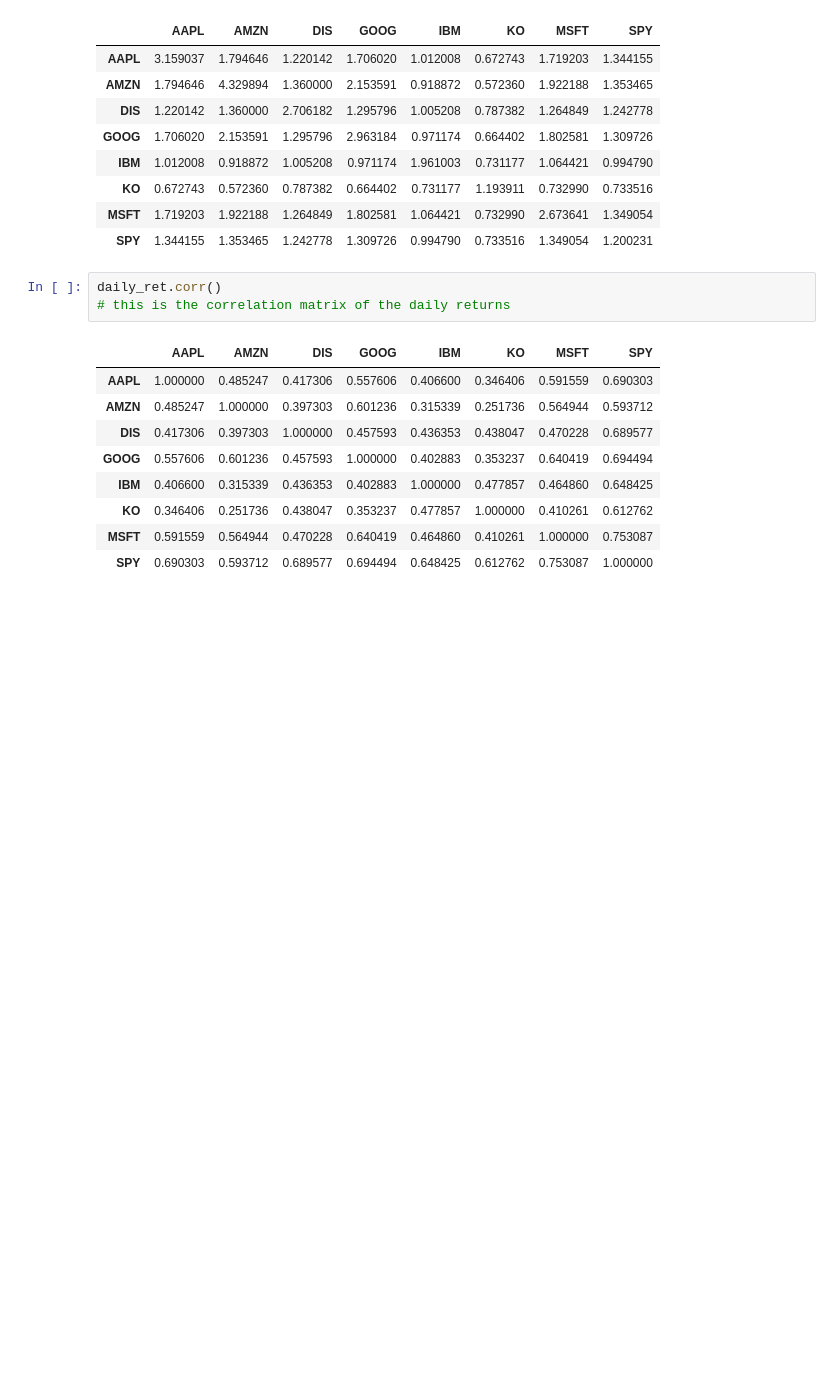
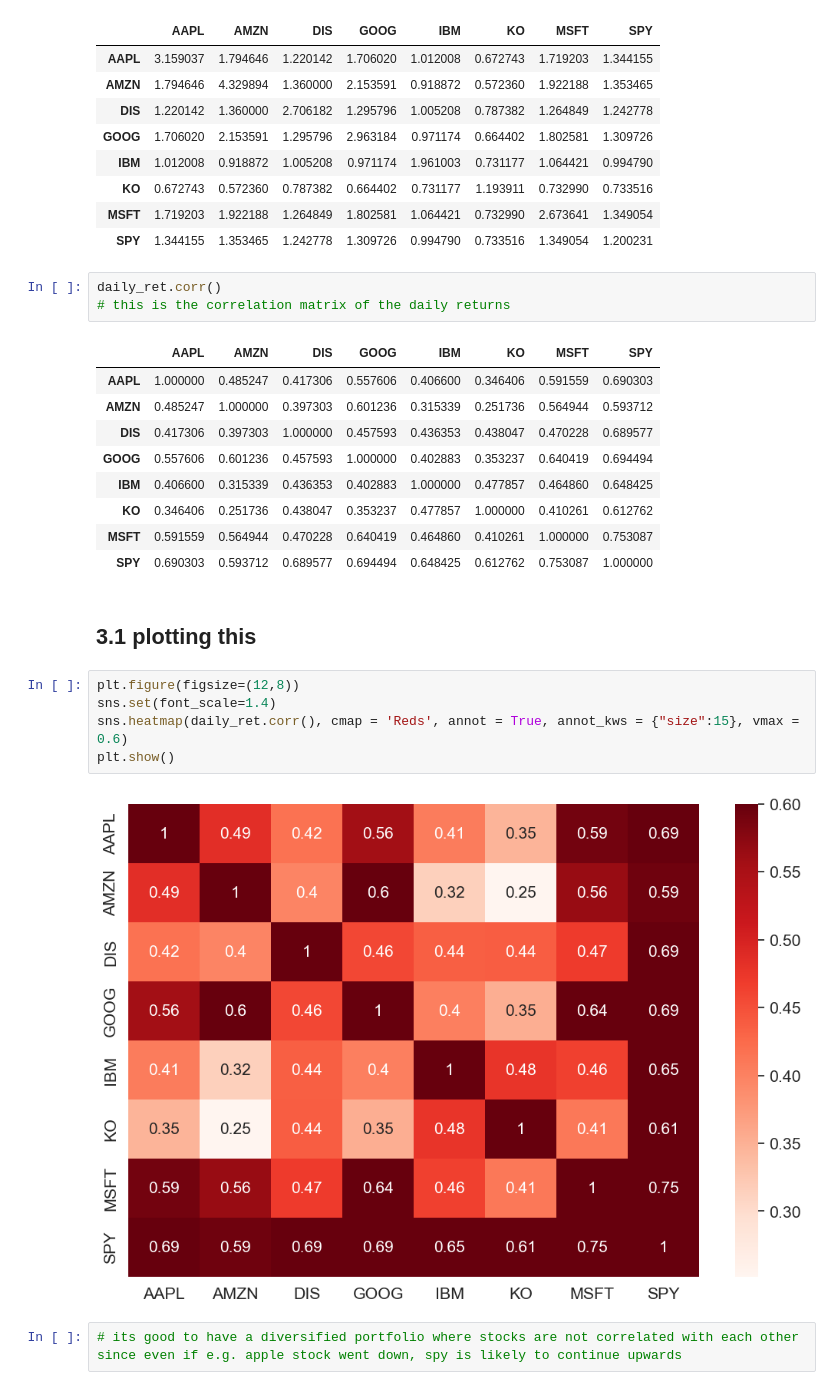
Before and after one commit to Haritosh98/QuantProgram-Python-Algorithmic-Trading, a Jupyter notebook: notebooks/01_baiscs.ipynb, the cells around one changed output. Drawn from its saved outputs; the diff is of its cells as text; blank space fills up the shorter version.

```diff
--- a/notebooks/01_baiscs.ipynb
+++ b/notebooks/01_baiscs.ipynb
@@ -823,3 +825,14 @@ daily_ret.corr()
 | KO | 0.346406 | 0.251736 | 0.438047 | 0.353237 | 0.477857 | 1.000000 | 0.410261 | 0.612762 |
 | MSFT | 0.591559 | 0.564944 | 0.470228 | 0.640419 | 0.464860 | 0.410261 | 1.000000 | 0.753087 |
 | SPY | 0.690303 | 0.593712 | 0.689577 | 0.694494 | 0.648425 | 0.612762 | 0.753087 | 1.000000 |
+# %% [markdown]
+## 3.1 plotting this
+# %%
+plt.figure(figsize=(12,8))
+sns.set(font_scale=1.4)
+sns.heatmap(daily_ret.corr(), cmap = 'Reds', annot = True, annot_kws = {"size":15}, vmax = 0.6)
+plt.show()
+# %% [output]
+[figure, added]
+# %%
+# its good to have a diversified portfolio where stocks are not correlated with each other since even if e.g. apple stock went down, spy is likely to continue upwards
```
Also changed, not shown: parts of 1 cell of this notebook.
